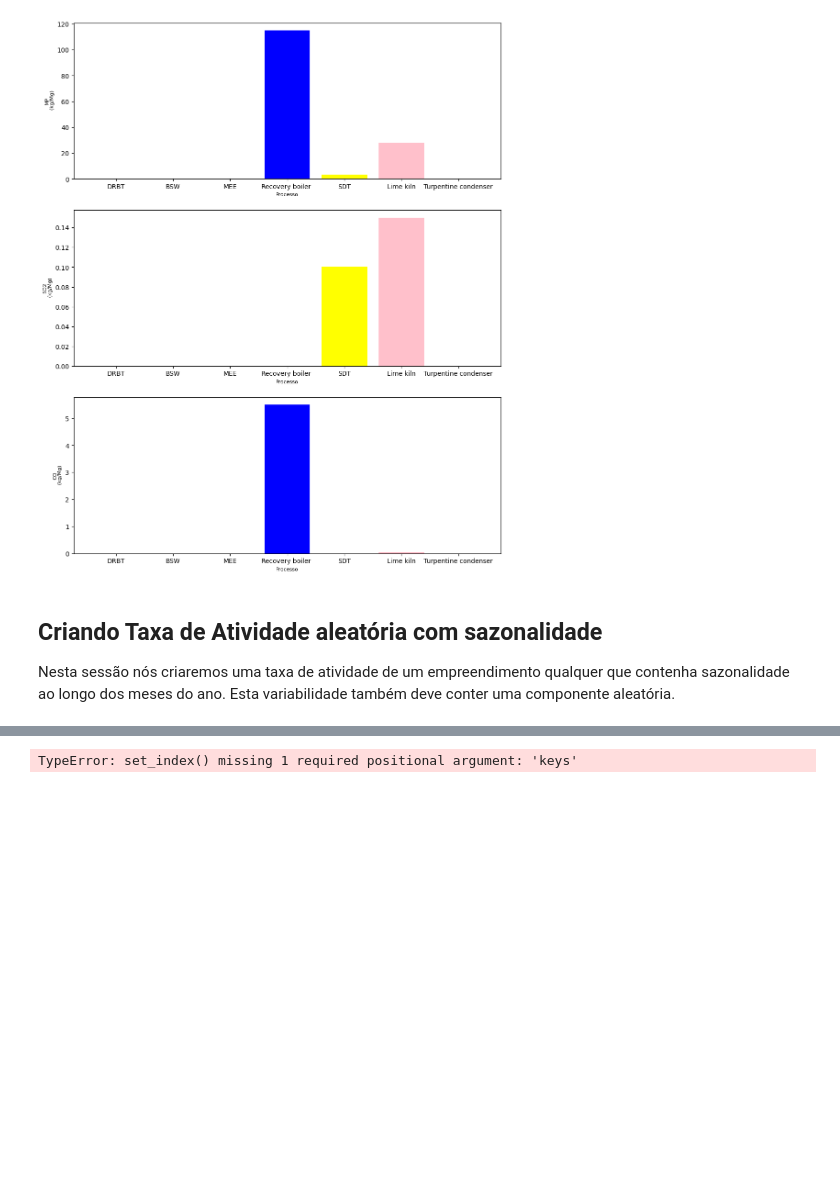
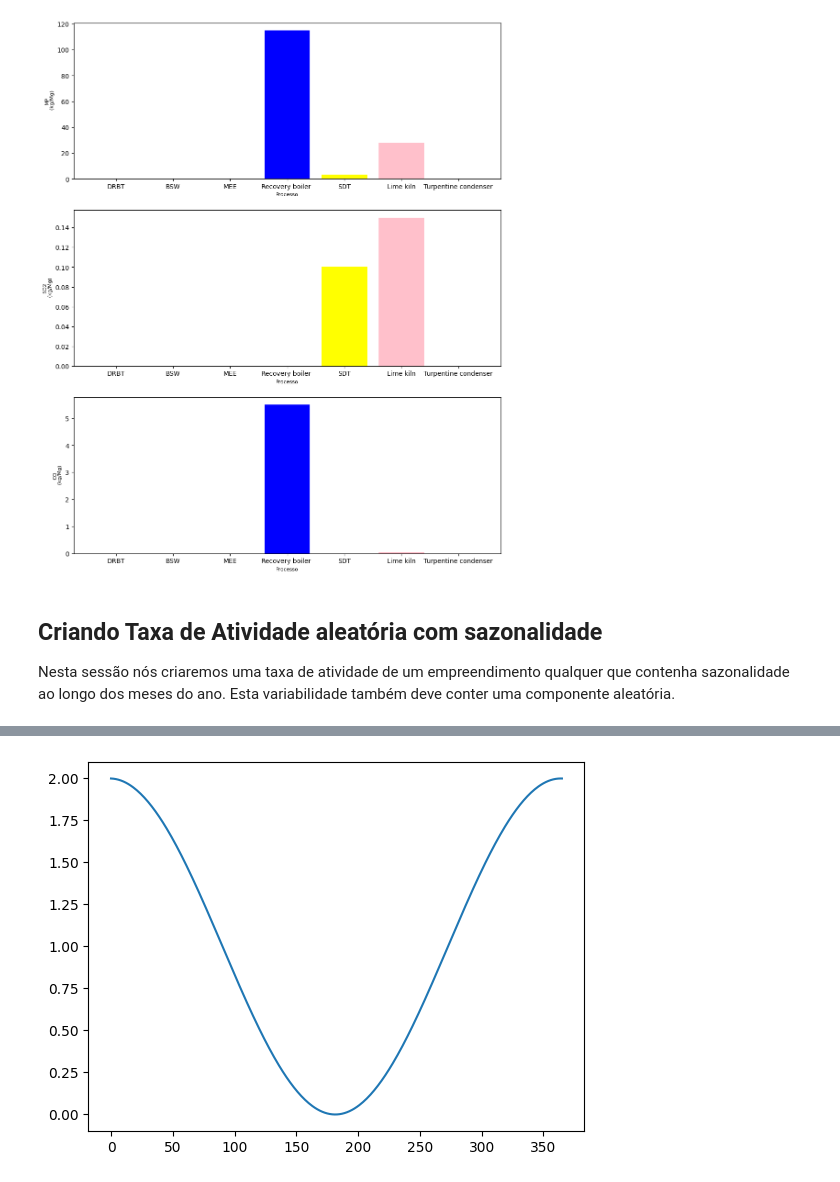
Before and after one commit to Bianca-bonetti/controledepoluicaoatm, a Jupyter notebook: Atividade01_01.ipynb, the cells around one changed output, grey strips where cells are left out. Saved outputs shown, nothing was run; the diff lists cells and outputs as text; code cells hidden in the pictures; blank space fills up the shorter version.

```diff
--- a/Atividade01_01.ipynb
+++ b/Atividade01_01.ipynb
@@ -157,13 +157,13 @@ df.to_csv(r"C:\Users\BiaBN\OneDrive\Documentos\controledepoluicaoatm\tabelas\FE\
 # %%
 # Criando componente sazonal
 
-sazonalidade = np.cos((2*np.pi)*df.set_index()/365) #taxa de papel produzido diariamente
+sazonalidade = np.cos((2*np.pi)*df['Dia do Ano']/365)+1#taxa de papel produzido diariamente
 
-df['sazonalidade'] = sazonalidade +1
+df['sazonalidade'] = sazonalidade
 plt.plot(sazonalidade)
 df.to_csv(r"C:\Users\BiaBN\OneDrive\Documentos\controledepoluicaoatm\tabelas\FE\ativ.csv")
 # %% [output]
-TypeError: set_index() missing 1 required positional argument: 'keys'
+[figure, added]
 # %%
 # Valores aleatórios com sazonalidade
 
```
Also changed, not shown: parts of 6 cells of this notebook.
